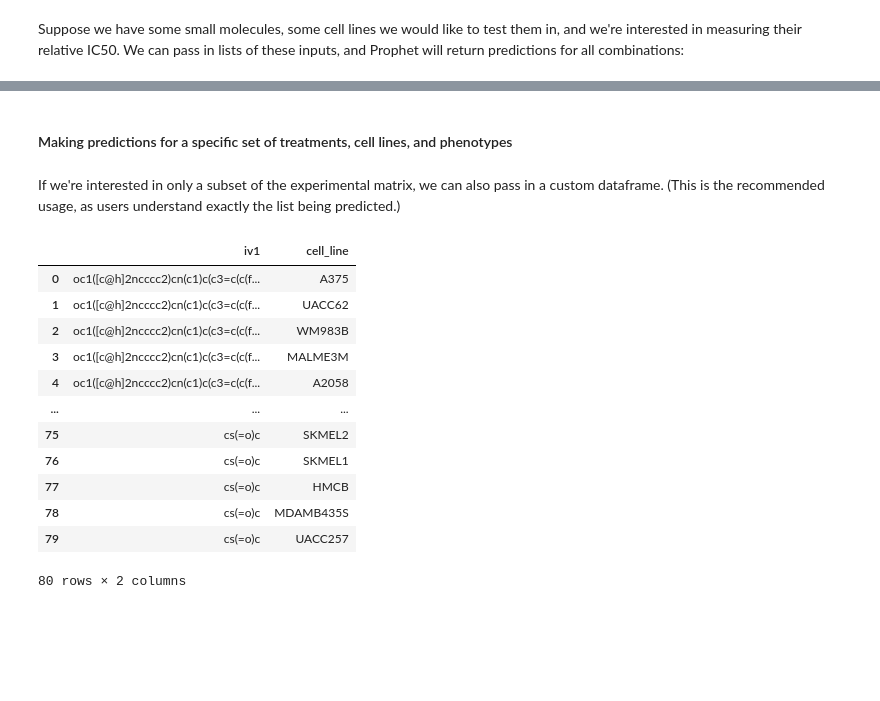
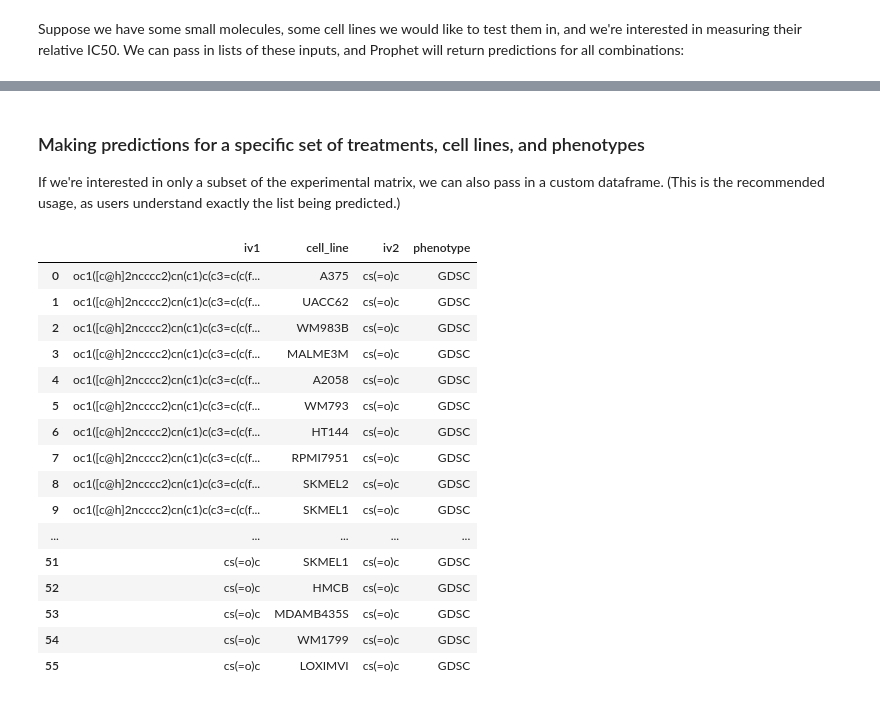
Before and after one commit to theislab/prophet, a Jupyter notebook: tutorials/insilico_screening.ipynb, the cells around one changed output, grey strips where cells are left out. Cells and saved outputs as stored; diff of their text form; code cells hidden in the pictures; blank space fills up the shorter version.

```diff
--- a/tutorials/insilico_screening.ipynb
+++ b/tutorials/insilico_screening.ipynb
@@ -167,7 +53,7 @@ iv_list = [
     'fc1=cc=c(c(f)=c1c(c2=cnc3=nc=c(c=c32)c4=cc=c(c=c4)cl)=o)ns(ccc)(=o)=o',
     'cs(=o)c'  # DMSO
 ]
-cl_list = ['A375','UACC62','WM983B','MALME3M','A2058','WM793','HT144','RPMI7951','WM1799','LOXIMVI','WM2664','WM88','G361','SKMEL24','WM115', 'SKMEL2', 'SKMEL1', 'HMCB', 'MDAMB435S', 'UACC257']
+cl_list = ['A375', 'UACC62', 'WM983B', 'MALME3M', 'A2058', 'WM793', 'HT144', 'RPMI7951', 'SKMEL2', 'SKMEL1', 'HMCB', 'MDAMB435S', 'WM1799', 'LOXIMVI']
 ph_list = ['GDSC']
 # %%
 # predict with lists of treatments and cell lines
@@ -204,27 +91,34 @@ LOCAL_RANK: 0 - CUDA_VISIBLE_DEVICES: [0]
 # %% [markdown]
-#### Making predictions for a specific set of treatments, cell lines, and phenotypes
+### Making predictions for a specific set of treatments, cell lines, and phenotypes
+
+If we're interested in only a subset of the experimental matrix, we can also pass in a custom dataframe. (This is the recommended usage, as users understand exactly the list being predicted.)
-# %% [markdown]
-If we're interested in only a subset of the experimental matrix, we can also pass in a custom dataframe. (This is the recommended usage, as users understand exactly the list being predicted.)
 # %%
-# construct a dataframe containing the experiments we want to run
-experiments_df = pd.MultiIndex.from_product([
+# Construct a dataframe containing the experiments we want to run. In practice, the user would load
+# a premade dataframe here.
+input_df = pd.MultiIndex.from_product([
     iv_list,
     cl_list,
 ], names=['iv1', 'cell_line'])
-experiments_df = experiments_df.to_frame(index=False).reset_index(drop=True)
-experiments_df
+input_df = input_df.to_frame(index=False).reset_index(drop=True)
+input_df['iv2'] = 'cs(=o)c'  # DMSO
+input_df['phenotype'] = 'GDSC'
+input_df
 # %% [output]
-|  | iv1 | cell_line |
-| 0 | oc1([c@h]2ncccc2)cn(c1)c(c3=c(c(f... | A375 |
-| 1 | oc1([c@h]2ncccc2)cn(c1)c(c3=c(c(f... | UACC62 |
-| 2 | oc1([c@h]2ncccc2)cn(c1)c(c3=c(c(f... | WM983B |
-| 3 | oc1([c@h]2ncccc2)cn(c1)c(c3=c(c(f... | MALME3M |
-| 4 | oc1([c@h]2ncccc2)cn(c1)c(c3=c(c(f... | A2058 |
-| ... | ... | ... |
-| 75 | cs(=o)c | SKMEL2 |
-| 76 | cs(=o)c | SKMEL1 |
-| 77 | cs(=o)c | HMCB |
-| 78 | cs(=o)c | MDAMB435S |
-| 79 | cs(=o)c | UACC257 |
+|  | iv1 | cell_line | iv2 | phenotype |
+| 0 | oc1([c@h]2ncccc2)cn(c1)c(c3=c(c(f... | A375 | cs(=o)c | GDSC |
+| 1 | oc1([c@h]2ncccc2)cn(c1)c(c3=c(c(f... | UACC62 | cs(=o)c | GDSC |
+| 2 | oc1([c@h]2ncccc2)cn(c1)c(c3=c(c(f... | WM983B | cs(=o)c | GDSC |
+| 3 | oc1([c@h]2ncccc2)cn(c1)c(c3=c(c(f... | MALME3M | cs(=o)c | GDSC |
+| 4 | oc1([c@h]2ncccc2)cn(c1)c(c3=c(c(f... | A2058 | cs(=o)c | GDSC |
+| 5 | oc1([c@h]2ncccc2)cn(c1)c(c3=c(c(f... | WM793 | cs(=o)c | GDSC |
+| 6 | oc1([c@h]2ncccc2)cn(c1)c(c3=c(c(f... | HT144 | cs(=o)c | GDSC |
+| 7 | oc1([c@h]2ncccc2)cn(c1)c(c3=c(c(f... | RPMI7951 | cs(=o)c | GDSC |
+| 8 | oc1([c@h]2ncccc2)cn(c1)c(c3=c(c(f... | SKMEL2 | cs(=o)c | GDSC |
+| 9 | oc1([c@h]2ncccc2)cn(c1)c(c3=c(c(f... | SKMEL1 | cs(=o)c | GDSC |
+| ... | ... | ... | ... | ... |
+| 51 | cs(=o)c | SKMEL1 | cs(=o)c | GDSC |
+| 52 | cs(=o)c | HMCB | cs(=o)c | GDSC |
+| 53 | cs(=o)c | MDAMB435S | cs(=o)c | GDSC |
+| 54 | cs(=o)c | WM1799 | cs(=o)c | GDSC |
+| 55 | cs(=o)c | LOXIMVI | cs(=o)c | GDSC |
-80 rows × 2 columns
 # %%
```
Also changed, not shown: parts of 14 cells of this notebook, 7 other files.
